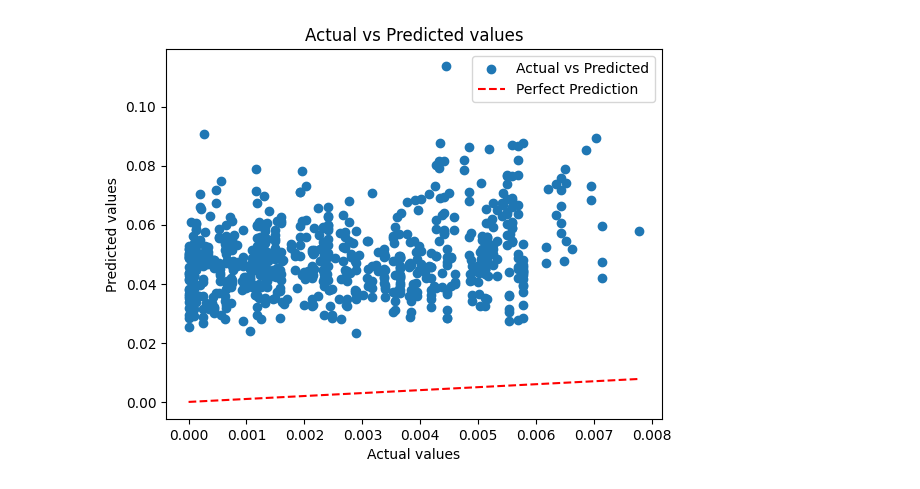
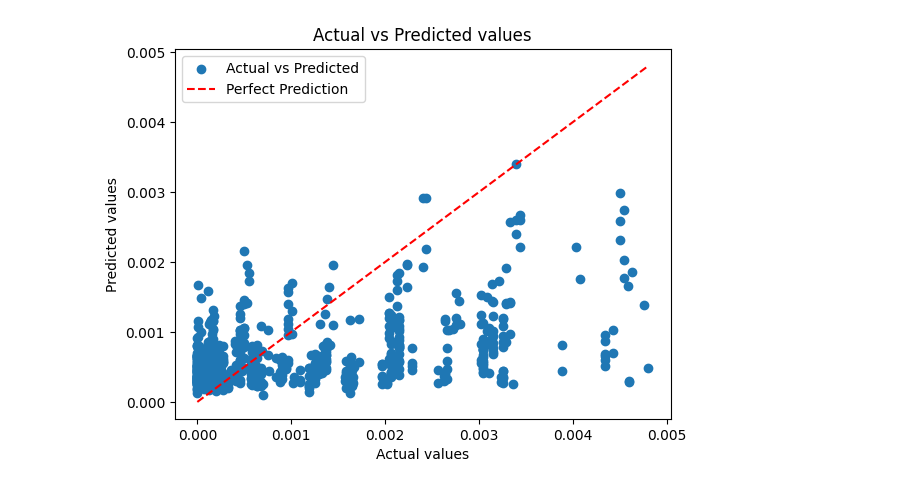
Before and after one commit to SDavenia/CL-GNN, a Jupyter notebook: different_metrics_scaling.ipynb, the cells around one changed output. Saved outputs shown, nothing was run; the diff lists cells and outputs as text; code cells hidden in the pictures.

Commit message:
fixed loaders

```diff
--- a/different_metrics_scaling.ipynb
+++ b/different_metrics_scaling.ipynb
@@ -123,0 +165,2 @@ criterion = torch.nn.MSELoss().to(device)
+# %%
+train_loader, val_loader, test_loader = prepare_dataloader_distance_scale('data/homomorphism_counts/MUTAG_full_kernel_max_20_run1.homson', dataset, batch_size=32, dist='cosine', device = device, scaling = 'counts_density')
@@ -144,6 +202,6 @@ Epoch: 100 | Time for 10 epochs: 0m 22s
 # %%
-model = GCN_pairs_distance(input_features=dataset.num_node_features, hidden_channels=64, output_embeddings=300, name='GCN_L1_Counts_Density', dist = 'L1').to(device)
-model.load_state_dict(torch.load("models/GCN_L1_Counts_Density.pt"))
-y, predictions = score(model, val_loader)
+model = GCN_pairs_distance(input_features=dataset.num_node_features, hidden_channels=64, output_embeddings=300, name='GCN_cosine_counts_density', dist = 'cosine').to(device)
+model.load_state_dict(torch.load("models/GCN_cosine_counts_density.pt"))
+y, predictions = score(model, test_loader)
 plot_results(y, predictions)
 # %% [output]
@@ -151 +209 @@ MSE Loss: 0.0022658617235720158
-[figure, old version]
+[figure, new version]
```
Also changed, not shown: parts of 17 cells of this notebook, 2 other files.
